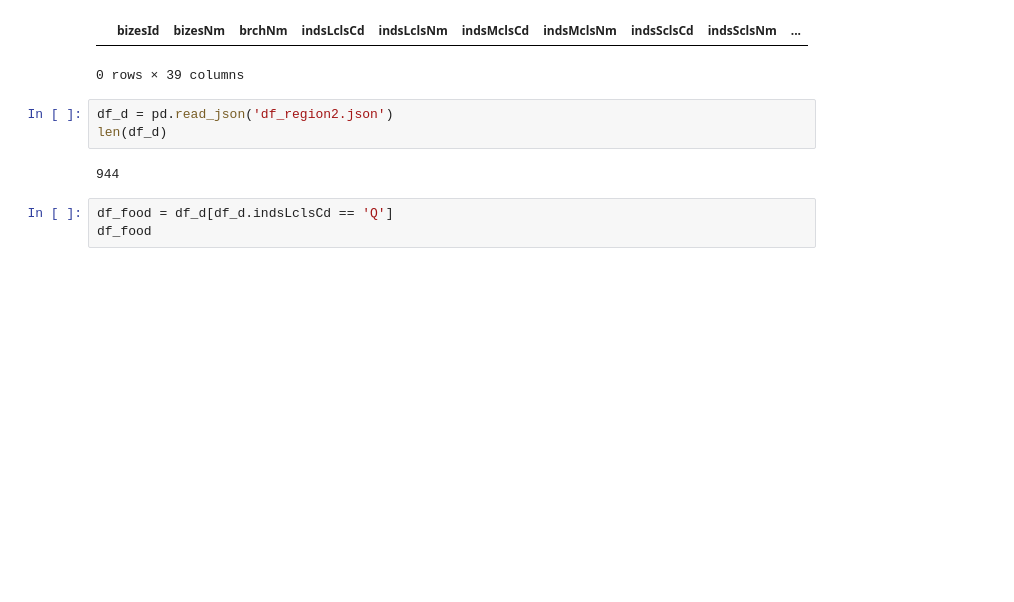
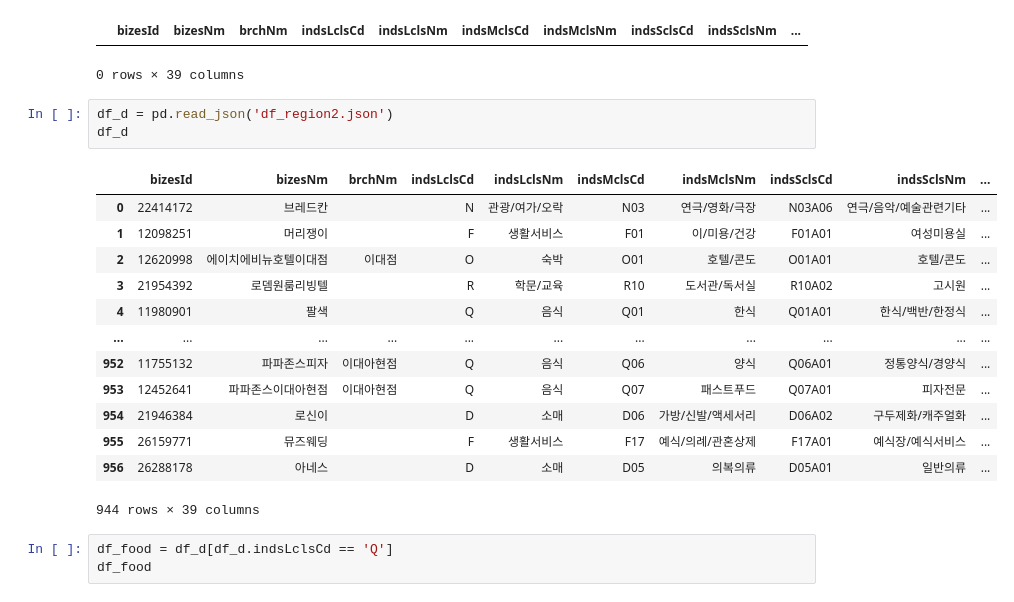
Before and after one commit to Toddbear20/Toddbear20, a Jupyter notebook: project_region.ipynb, the cells around one changed output. Saved outputs shown, nothing was run; the diff lists cells and outputs as text; blank space fills up the shorter version.

```diff
--- a/project_region.ipynb
+++ b/project_region.ipynb
@@ -88,9 +88,21 @@ df_s[df_s.indsLclsCd == 'Q'][df_s.bizesNm == '']
 0 rows × 39 columns
 # %%
 df_d = pd.read_json('df_region2.json')
-len(df_d)
+df_d
 # %% [output]
+|  | bizesId | bizesNm | brchNm | indsLclsCd | indsLclsNm | indsMclsCd | indsMclsNm | indsSclsCd | indsSclsNm | ... |
+| 0 | 22414172 | 브레드칸 |  | N | 관광/여가/오락 | N03 | 연극/영화/극장 | N03A06 | 연극/음악/예술관련기타 | ... |
+| 1 | 12098251 | 머리쟁이 |  | F | 생활서비스 | F01 | 이/미용/건강 | F01A01 | 여성미용실 | ... |
+| 2 | 12620998 | 에이치에비뉴호텔이대점 | 이대점 | O | 숙박 | O01 | 호텔/콘도 | O01A01 | 호텔/콘도 | ... |
+| 3 | 21954392 | 로뎀원룸리빙텔 |  | R | 학문/교육 | R10 | 도서관/독서실 | R10A02 | 고시원 | ... |
+| 4 | 11980901 | 팔색 |  | Q | 음식 | Q01 | 한식 | Q01A01 | 한식/백반/한정식 | ... |
+| ... | ... | ... | ... | ... | ... | ... | ... | ... | ... | ... |
+| 952 | 11755132 | 파파존스피자 | 이대아현점 | Q | 음식 | Q06 | 양식 | Q06A01 | 정통양식/경양식 | ... |
+| 953 | 12452641 | 파파존스이대아현점 | 이대아현점 | Q | 음식 | Q07 | 패스트푸드 | Q07A01 | 피자전문 | ... |
+| 954 | 21946384 | 로신이 |  | D | 소매 | D06 | 가방/신발/액세서리 | D06A02 | 구두제화/캐주얼화 | ... |
+| 955 | 26159771 | 뮤즈웨딩 |  | F | 생활서비스 | F17 | 예식/의례/관혼상제 | F17A01 | 예식장/예식서비스 | ... |
+| 956 | 26288178 | 아네스 |  | D | 소매 | D05 | 의복의류 | D05A01 | 일반의류 | ... |
-944
+944 rows × 39 columns
 # %%
 df_food = df_d[df_d.indsLclsCd == 'Q']
 df_food
```
Also changed, not shown: parts of 1 cell of this notebook.
